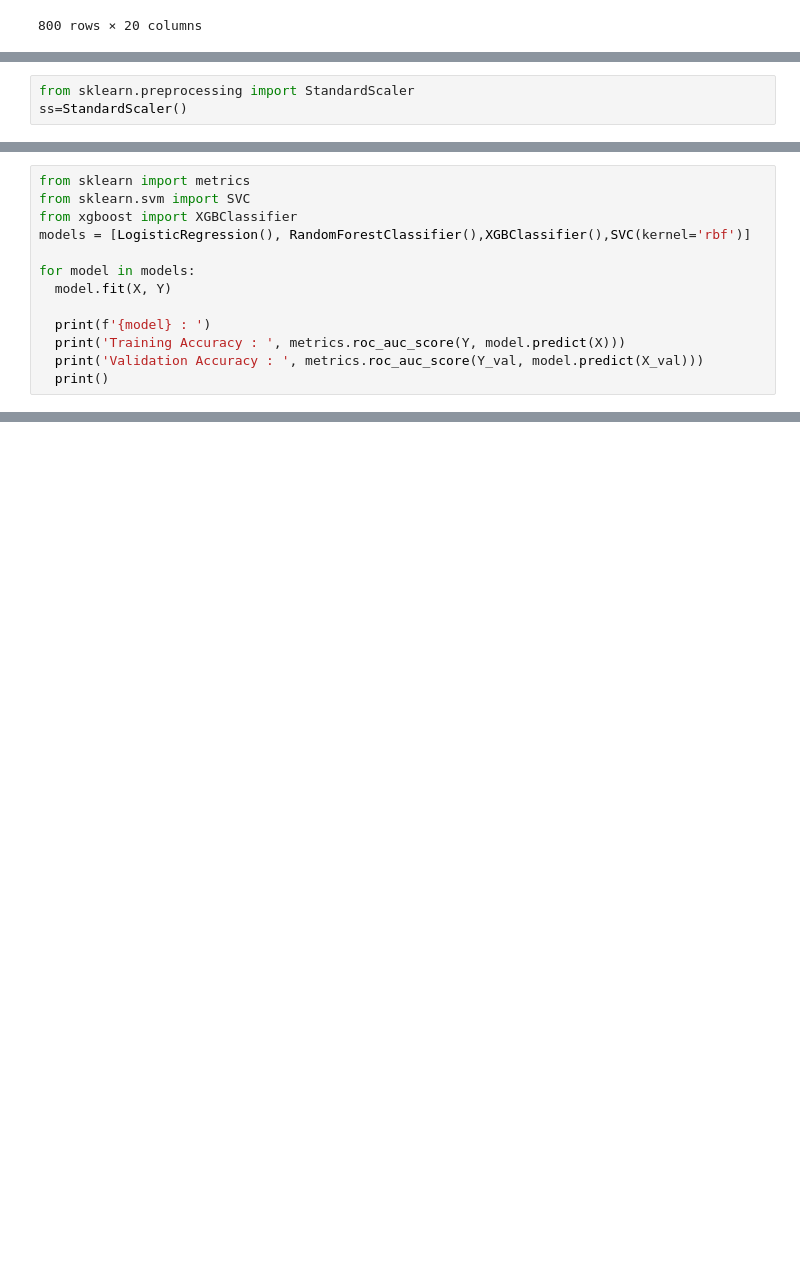
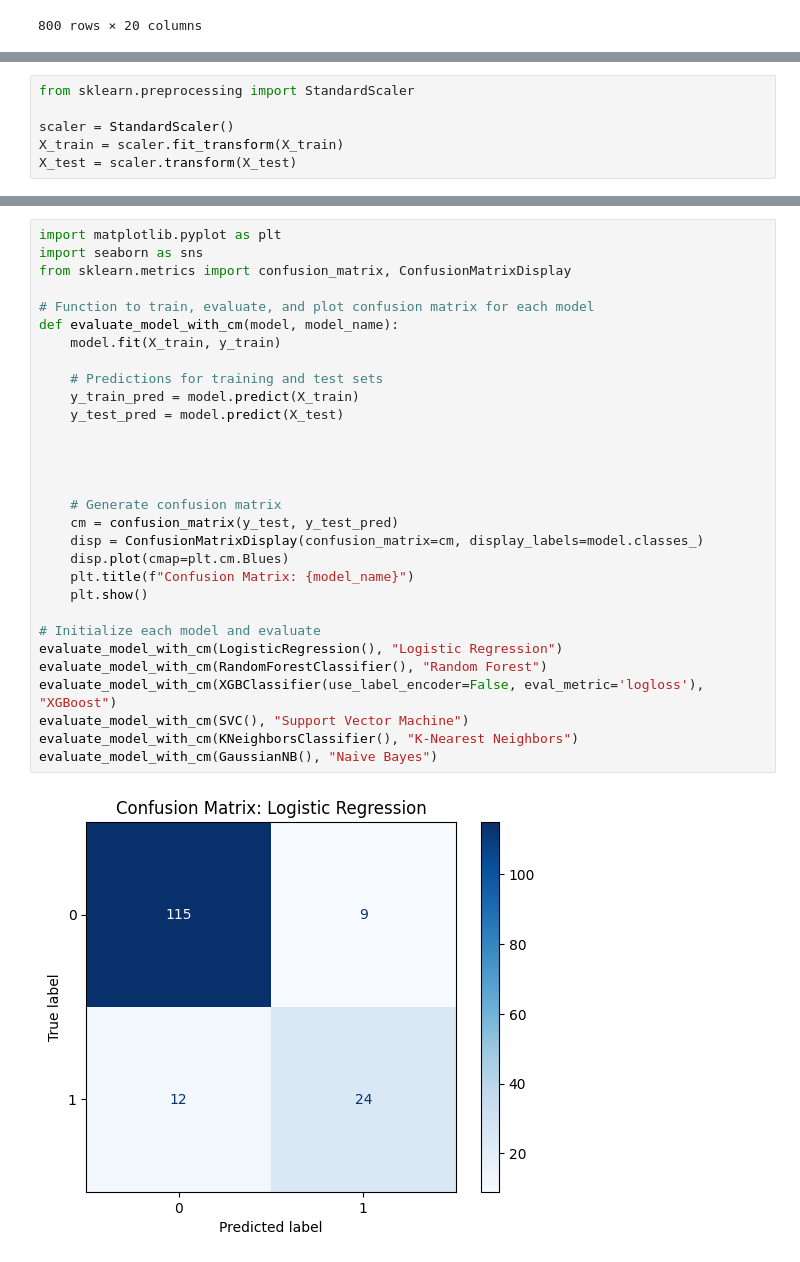
Before and after one commit to vanshika2424/Autismpredictionml, a Jupyter notebook: Autism_Prediction_using_Machine_Learning.ipynb, the cells around one changed output, grey strips where cells are left out. Cells and saved outputs as stored; diff of their text form; blank space fills up the shorter version.

```diff
--- a/Autism_Prediction_using_Machine_Learning.ipynb
+++ b/Autism_Prediction_using_Machine_Learning.ipynb
@@ -309,3 +280,6 @@ X.shape, Y.shape
 # %%
 from sklearn.preprocessing import StandardScaler
-ss=StandardScaler()
+
+scaler = StandardScaler()
+X_train = scaler.fit_transform(X_train)
+X_test = scaler.transform(X_test)
@@ -400,13 +285,0 @@ Validation Score of RandomForestClassifier: 0.8125
-# %%
-from sklearn import metrics
-from sklearn.svm import SVC
-from xgboost import XGBClassifier
-models = [LogisticRegression(), RandomForestClassifier(),XGBClassifier(),SVC(kernel='rbf')]
-
-for model in models:
-  model.fit(X, Y)
-
-  print(f'{model} : ')
-  print('Training Accuracy : ', metrics.roc_auc_score(Y, model.predict(X)))
-  print('Validation Accuracy : ', metrics.roc_auc_score(Y_val, model.predict(X_val)))
-  print()
@@ -452,0 +455,32 @@ plt.show()
+# %%
+import matplotlib.pyplot as plt
+import seaborn as sns
+from sklearn.metrics import confusion_matrix, ConfusionMatrixDisplay
+
+# Function to train, evaluate, and plot confusion matrix for each model
+def evaluate_model_with_cm(model, model_name):
+    model.fit(X_train, y_train)
+
+    # Predictions for training and test sets
+    y_train_pred = model.predict(X_train)
+    y_test_pred = model.predict(X_test)
+
+
+
+
+    # Generate confusion matrix
+    cm = confusion_matrix(y_test, y_test_pred)
+    disp = ConfusionMatrixDisplay(confusion_matrix=cm, display_labels=model.classes_)
+    disp.plot(cmap=plt.cm.Blues)
+    plt.title(f"Confusion Matrix: {model_name}")
+    plt.show()
+
+# Initialize each model and evaluate
+evaluate_model_with_cm(LogisticRegression(), "Logistic Regression")
+evaluate_model_with_cm(RandomForestClassifier(), "Random Forest")
+evaluate_model_with_cm(XGBClassifier(use_label_encoder=False, eval_metric='logloss'), "XGBoost")
+evaluate_model_with_cm(SVC(), "Support Vector Machine")
+evaluate_model_with_cm(KNeighborsClassifier(), "K-Nearest Neighbors")
+evaluate_model_with_cm(GaussianNB(), "Naive Bayes")
+# %% [output]
+[figure, added]
```
Also changed, not shown: parts of 31 cells of this notebook.
